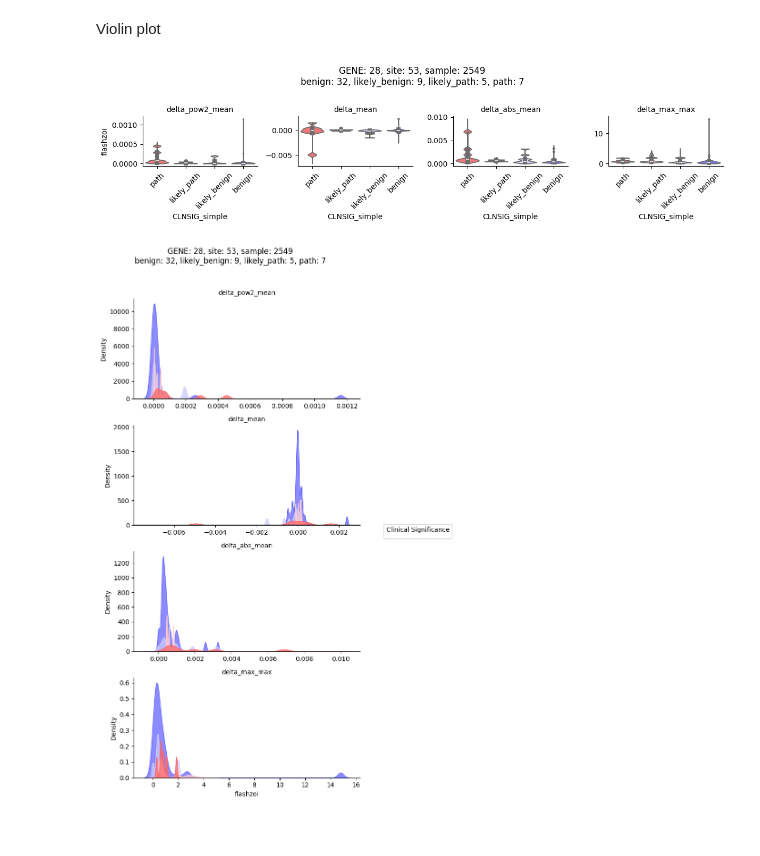
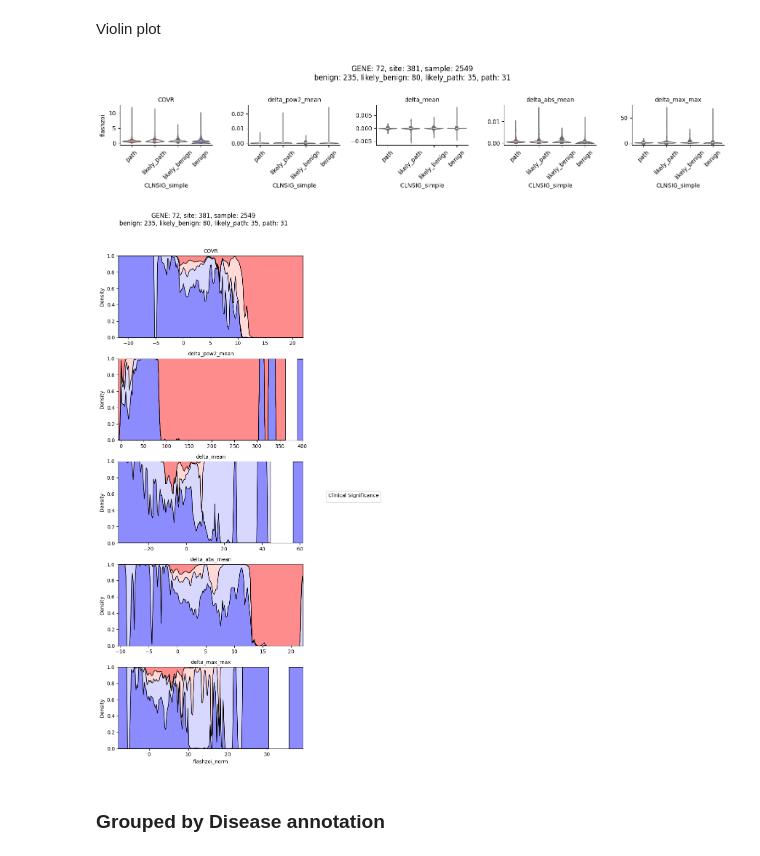
Before and after one commit to bschilder/VEP_DNA, a Jupyter notebook: notebooks/vep_analysis.ipynb, the cells around one changed output. Drawn from its saved outputs; the diff is of its cells as text; code cells hidden in the pictures.

```diff
--- a/notebooks/vep_analysis.ipynb
+++ b/notebooks/vep_analysis.ipynb
@@ -41,7 +41,14 @@ import src.clinvar as cv
 # %% [markdown]
 ## Import non-null VEP results
 # %%
-import xarray as xr
-xr_ds_path = os.path.join(os.path.expanduser('~'),"projects/data/1000_Genomes_on_GRCh38/clinvar_utr_snv_test/chrX.zarr")
+variant_set="clinvar_utr_snv_test2"
+xr_ds_path = os.path.join(
+    os.path.expanduser('~'),
+    "projects/data/1000_Genomes_on_GRCh38",
+    variant_set,
+    "chr22.zarr"
+)
 
-xr_ds = xr.open_dataset(xr_ds_path)
+vep_df = vp.load_vep_results(xr_ds_path=xr_ds_path,
+                             dropna_subset=["flashzoi"])
+vep_df.head()
@@ -168,12 +267,16 @@ shape: (9, 2)
 │ path                ┆ 2053  │
 └─────────────────────┴───────┘
 # %%
-vep_df2 = vep_df.merge(bed_utr.to_pandas(),
+# Filter rows and merge variant metadata from BED file
+delta_df = vep_df.loc[(vep_df["slot"].str.startswith("delta_") | vep_df["slot"].str.startswith("COVR"))].copy().merge(
+    bed_utr.to_pandas(),
                        left_on="site",
                        right_on="name")
 
-print("Merged vep_df/bed shape:",vep_df2.shape)
-print("\n",vep_df2["CLNSIG"].value_counts().sort_values(ascending=False))
-print("\n",vep_df2["CLNSIG_simple"].value_counts().sort_values(ascending=False))
-print("\n",vep_df2["CLNSIG_super_simple"].value_counts().sort_values(ascending=False))
+print("Merged vep_df/bed shape:",delta_df.shape)
+print("\n",delta_df["ONC"].value_counts().sort_values(ascending=False))
+print("\n",delta_df["CLNSIG"].value_counts().sort_values(ascending=False))
+print("\n",delta_df["CLNSIGCONF"].value_counts().sort_values(ascending=False))
+print("\n",delta_df["CLNSIG_simple"].value_counts().sort_values(ascending=False))
+print("\n",delta_df["CLNSIG_super_simple"].value_counts().sort_values(ascending=False))
 # %% [output]
@@ -201,8 +304,6 @@ from sklearn.preprocessing import MinMaxScaler, RobustScaler, Normalizer
 # scaler = MinMaxScaler()
 scaler = RobustScaler()
 # scaler = Normalizer()
-
-delta_df = vep_df2.loc[vep_df2["slot"].str.startswith("delta_")].copy()
 
 # Group by site and slot, then apply minmax scaling
 delta_df.loc[:,"flashzoi_norm"] = delta_df.groupby(["GENE","slot"])["flashzoi"].transform(
@@ -239,7 +330,8 @@ def plot_violin(df,
                 height=3,
                 aspect=1,
                 sharey=False,
-                sharex=True):
+                sharex=True,
+                **kwargs):
     # Filter for delta metrics and create violin plot with facets
 
     g = sns.FacetGrid(df,
@@ -255,8 +347,8 @@ def plot_violin(df,
                     y=y,
                     hue=hue,
                     palette=palette,
-                    cut=cut
-                    )
+                    cut=cut,
+                    **kwargs)
     g.fig.suptitle(va.summarise_title(df)+"\n"+ va.summarise_sites(df), y=1.02)
     g.set_titles(row_template="{row_name}", col_template=
                  "{col_name}")
@@ -276,7 +368,8 @@ def plot_kde(df,
              fill=True,
              legend=True,
              sharey=False,
-             sharex=False):
+             sharex=False,
+             **kwargs):
     # Filter for delta metrics and create 2D density plot with facets
 
     g = sns.FacetGrid(df,
@@ -292,7 +385,8 @@ def plot_kde(df,
                     palette=utils.get_clinsig_palette(),
                     alpha=alpha,
                     fill=fill,  # Fill the KDE plot
-                    legend=legend)
+                    legend=legend,
+                    **kwargs)
     g.set_titles("{row_name}")
     g.fig.suptitle(va.summarise_title(df)+"\n"+ va.summarise_sites(df), y=1.02)
     plt.tight_layout()
@@ -305,10 +399,14 @@ def plot_kde(df,
 # %% [markdown]
 Violin plot
 # %%
-plot_violin(delta_df)
+plot_violin(delta_df, hue="CLNSIG_simple")
 # %% [output]
-[figure, old version]
+[figure, new version]
 # %%
-plot_kde(delta_df)
+plot_kde(delta_df,
+         x="flashzoi_norm",
+         multiple="fill")
 # %% [output]
-[figure, old version]
+[figure, new version]
+# %% [markdown]
+### Grouped by Disease annotation
```
Also changed, not shown: parts of 31 cells of this notebook, 11 other files.
